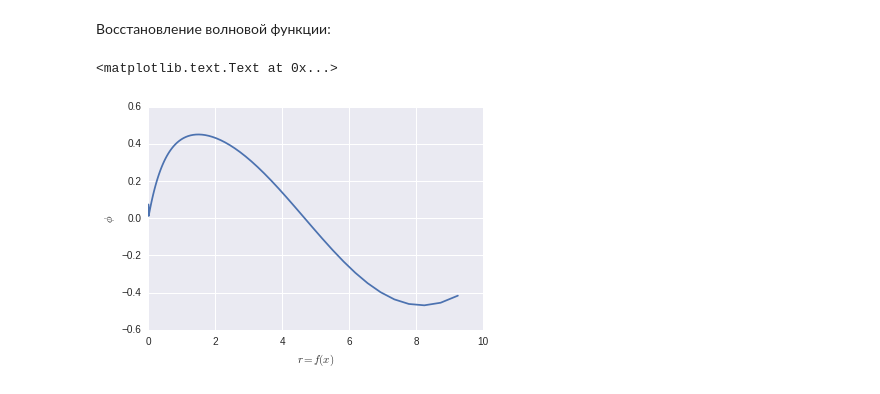
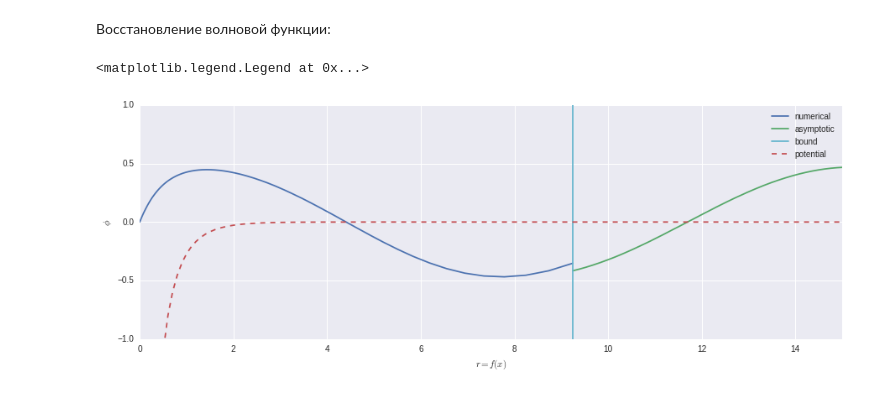
Before and after one commit to nikolaims/appmath-practice-2015, a Jupyter notebook: 7-scattering.ipynb, the cells around one changed output. Cells and saved outputs as stored; diff of their text form; code cells hidden in the pictures.

```diff
--- a/7-scattering.ipynb
+++ b/7-scattering.ipynb
@@ -98,14 +98,26 @@ print('фаза рассеяния:', np.arctan(c[-1]/c[-2]))
 фаза рассеяния: 1.05327571865
 # %% [markdown]
 Восстановление волновой функции:
-# %%
-phi = c[1:-2].copy()
-phi += np.concatenate([phi[1:], [0]])/4 + np.concatenate([[0], phi[:-1]])/4
-phi += c[-1]*P_c(f(xnet[:-1])) + c[-2]*P_s(f(xnet[:-1]))
-
-plt.plot(f(xnet[:-1]), phi)
-plt.xlabel('$r=f(x)$')
-plt.ylabel('$\phi$')
-# %% [output]
-<matplotlib.text.Text at 0x...>
-[figure, removed]
+# %%
+x = np.concatenate([[0], xnet[:-1]])
+phi = c[0:-2].copy()
+phi[:-1] += c[1:-2]/4
+phi[1:]  += c[0:-3]/4
+phi += c[-1]*P_c(f(x)) + c[-2]*P_s(f(x))
+phi[0] = 0
+
+
+plt.figure(figsize=(15,5))
+plt.plot(f(x), phi, '-')
+plt.xlabel('$r=f(x)$')
+plt.ylabel('$\phi$')
+plt.xlim(0,50)
+plt.ylim(-1,1)
+xx = np.arange(f(x).max(), 50, 0.01)
+plt.plot(xx, c[-1]*P_c(xx) + c[-2]*P_s(xx))
+plt.axvline(f(x).max(), color=sns.color_palette()[5])
+plt.plot(np.arange(0.4, 50, 0.1), V(np.arange(0.4, 50, 0.1)), '--')
+plt.legend(['numerical', 'asymptotic', 'bound','potential'])
+# %% [output]
+<matplotlib.legend.Legend at 0x...>
+[figure, added]
```
